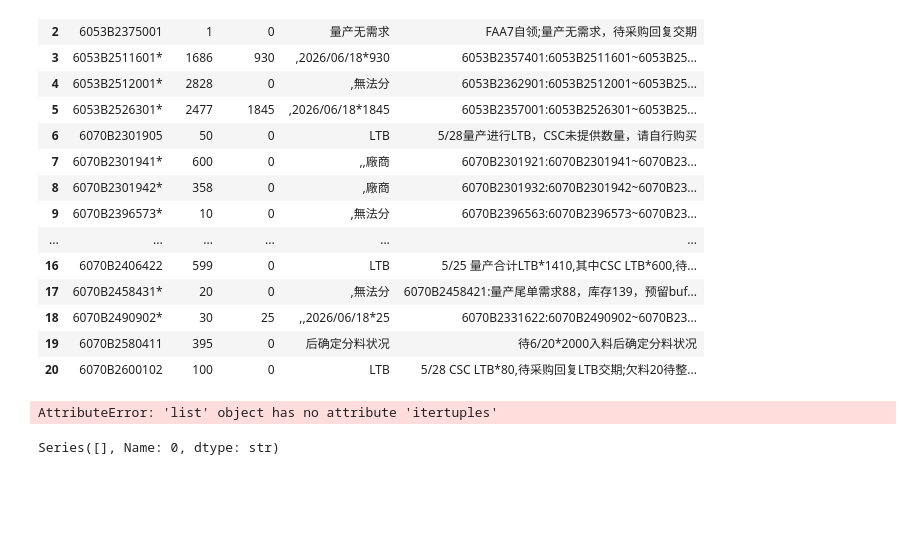
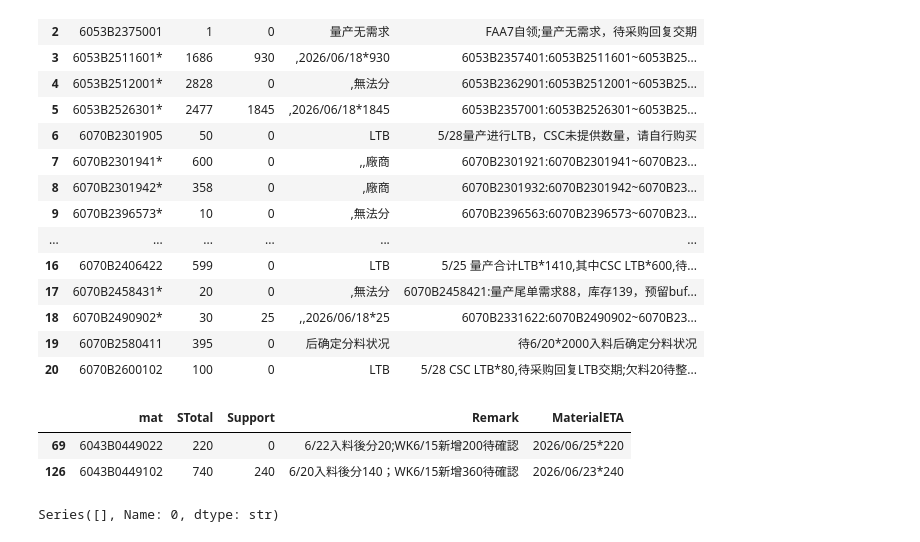
Before and after one commit to ivan011019712/OPOETA, a Jupyter notebook: OPO_ETA2.ipynb, the cells around one changed output. Drawn from its saved outputs; the diff is of its cells as text; code cells hidden in the pictures; blank space fills up the shorter version.

```diff
--- a/OPO_ETA2.ipynb
+++ b/OPO_ETA2.ipynb
@@ -624,26 +627,30 @@ for idx in chng_c.index:
 print('Finish!!')
 # %%
 #pattern =r'\d{1,2}/\d{1,2}(?:\*\d+)?'
-pattern =r"(\d+/\d+)入料後分(\d+)"#r"(?:\d{1,2}/\d{1,2}\*)?\d+"
+#pattern =r"(\d+/\d+)入料後分(\d+)"#r"(?:\d{1,2}/\d{1,2}\*)?\d+"
+pattern=r"(\d+/\d+)入料後分(\d+)"
 #pattern =r"(?:\d{1,2}/\d{1,2}\*)?\d+"
 #pattern = r"(^\d{1,2}/\d{1,2}\*\d+),"
 #pattern = r'ETA\s?(\d{1,2}/\d{1,2})'
 #pattern = r'WK\d{1,2}/\d{1,2}\*\d+'
 #r"(\d{1,2}/\d{1,2})?\*\d+"
 #pattern = r"(\d{1,2}/\d{1,2})\*(\d+).*?(\d+)"
 # pattern=r"(\d{1,2}/\d{1,2})入料.*?分(\d+)"
-result=re.findall(pattern,"6/13入料後分100；新增120待確認")
+tt=arrDf[arrDf['Remark'].str.contains(pattern,na=False,regex=True)]#[['mat','Remark']]
+result=re.findall(pattern,"6/20入料後分140；WK6/15新增360待確認")
 #results = [m.group(0) for m in re.finditer(r"\d{1,2}/\d{1,2}|\d+", "4/11*40入料分fru*5")]
 # if type(result[0])==tuple:
 #     result=list(result[0])
-# result
+tt
 # type(result)
-getMEdf(result,ETA_ADDDATE,pattern)
+# getMEdf(result,ETA_ADDDATE,pattern)
 
 
 #print(result)#[0][2:result[0].index('*')])
 # %% [output]
-AttributeError: 'list' object has no attribute 'itertuples'
+|  | mat | STotal | Support | Remark | MaterialETA |
+| 69 | 6043B0449022 | 220 | 0 | 6/22入料後分20;WK6/15新增200待確認 | 2026/06/25*220 |
+| 126 | 6043B0449102 | 740 | 240 | 6/20入料後分140；WK6/15新增360待確認 | 2026/06/23*240 |
 # %%
 extracted[mask]
 # %% [output]
```
Also changed, not shown: parts of 4 cells of this notebook, 1 other file.
